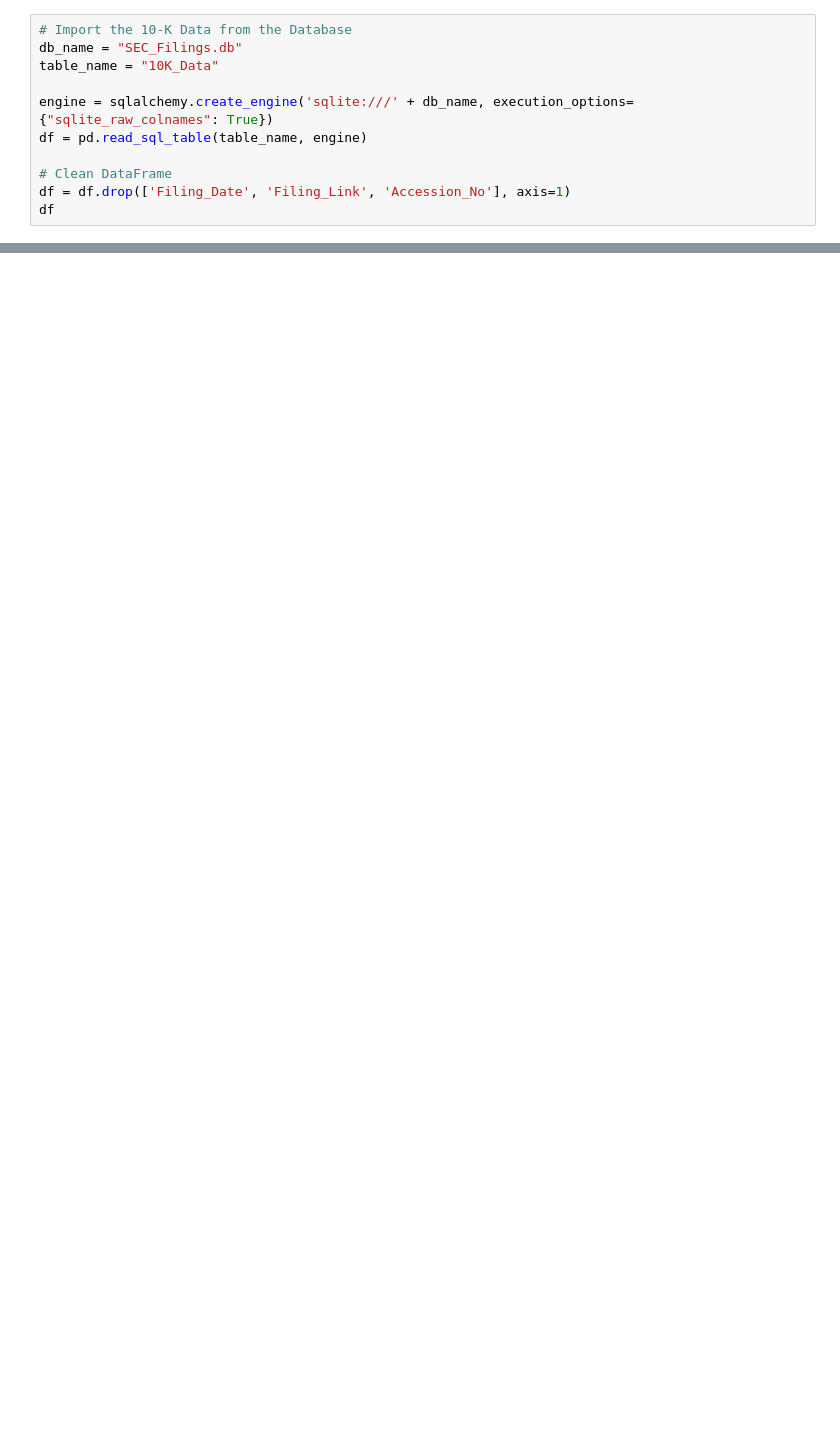
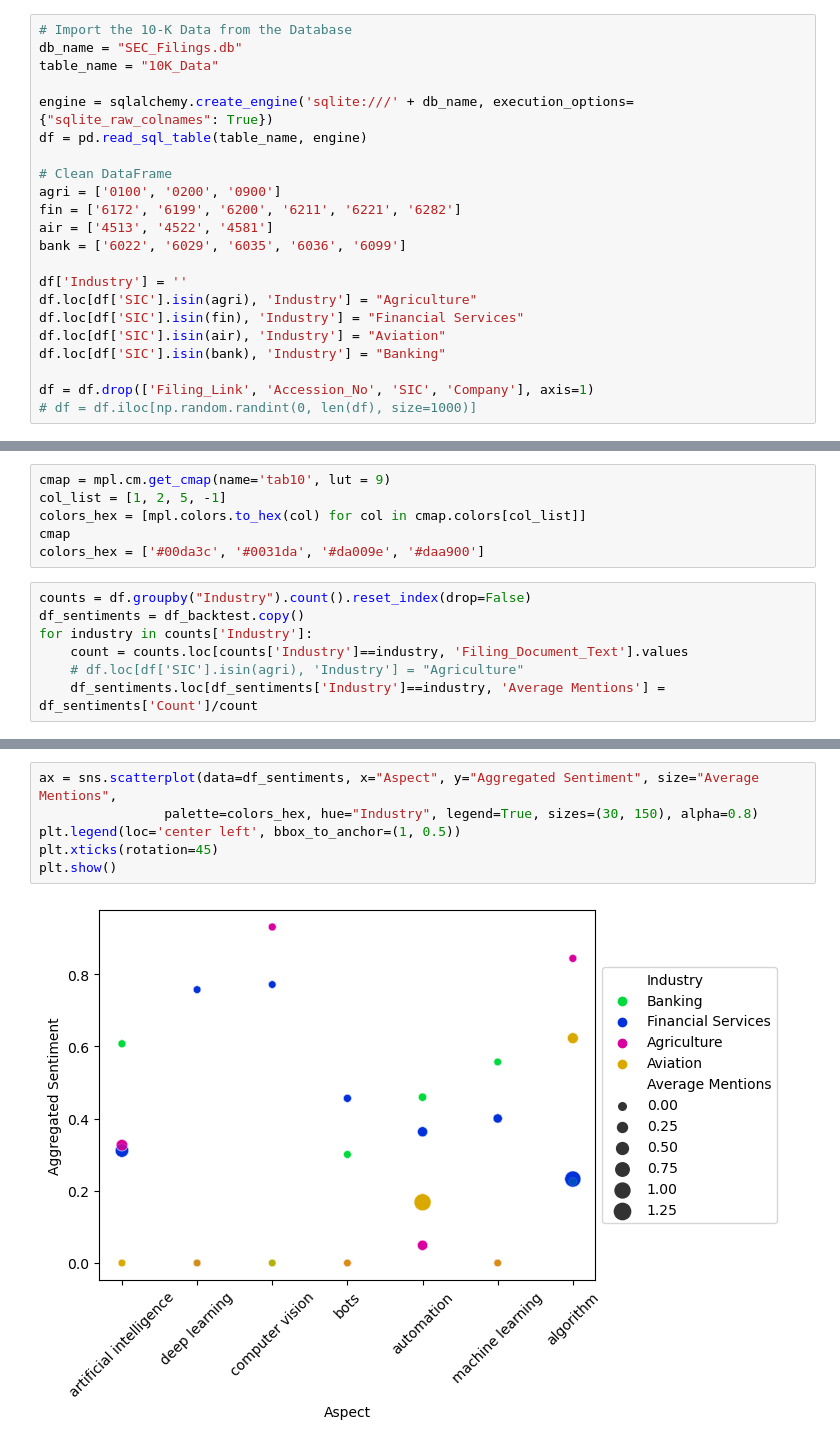
Before and after one commit to gav-conn/Finanacial_Data_Science, a Jupyter notebook: FDS_Project/Evan_Code(Sent_Analysis).ipynb, the cells around one changed output, grey strips where cells are left out. Cells and saved outputs as stored; diff of their text form; blank space fills up the shorter version.

Commit message:
backtest work/tickers mapping

```diff
--- a/FDS_Project/Evan_Code(Sent_Analysis).ipynb
+++ b/FDS_Project/Evan_Code(Sent_Analysis).ipynb
@@ -33,5 +35,16 @@ engine = sqlalchemy.create_engine('sqlite:///' + db_name, execution_options={"sq
 df = pd.read_sql_table(table_name, engine)
 
 # Clean DataFrame
-df = df.drop(['Filing_Date', 'Filing_Link', 'Accession_No'], axis=1)
-df
+agri = ['0100', '0200', '0900']
+fin = ['6172', '6199', '6200', '6211', '6221', '6282']
+air = ['4513', '4522', '4581']
+bank = ['6022', '6029', '6035', '6036', '6099']
+
+df['Industry'] = ''
+df.loc[df['SIC'].isin(agri), 'Industry'] = "Agriculture"
+df.loc[df['SIC'].isin(fin), 'Industry'] = "Financial Services"
+df.loc[df['SIC'].isin(air), 'Industry'] = "Aviation"
+df.loc[df['SIC'].isin(bank), 'Industry'] = "Banking"
+
+df = df.drop(['Filing_Link', 'Accession_No', 'SIC', 'Company'], axis=1)
+# df = df.iloc[np.random.randint(0, len(df), size=1000)]
@@ -112,0 +119,13 @@ Aggregated Sentiment for 'artificial intelligence': 0.6081615384615385
+# %%
+cmap = mpl.cm.get_cmap(name='tab10', lut = 9)
+col_list = [1, 2, 5, -1]
+colors_hex = [mpl.colors.to_hex(col) for col in cmap.colors[col_list]]
+cmap
+colors_hex = ['#00da3c', '#0031da', '#da009e', '#daa900']
+# %%
+counts = df.groupby("Industry").count().reset_index(drop=False)
+df_sentiments = df_backtest.copy()
+for industry in counts['Industry']:
+    count = counts.loc[counts['Industry']==industry, 'Filing_Document_Text'].values
+    # df.loc[df['SIC'].isin(agri), 'Industry'] = "Agriculture"
+    df_sentiments.loc[df_sentiments['Industry']==industry, 'Average Mentions'] = df_sentiments['Count']/count
@@ -112,0 +144,8 @@ Aggregated Sentiment for 'artificial intelligence': 0.6081615384615385
+# %%
+ax = sns.scatterplot(data=df_sentiments, x="Aspect", y="Aggregated Sentiment", size="Average Mentions",
+                palette=colors_hex, hue="Industry", legend=True, sizes=(30, 150), alpha=0.8)
+plt.legend(loc='center left', bbox_to_anchor=(1, 0.5))
+plt.xticks(rotation=45)
+plt.show()
+# %% [output]
+[figure, added]
```
Also changed, not shown: parts of 6 cells of this notebook, 2 other files.
